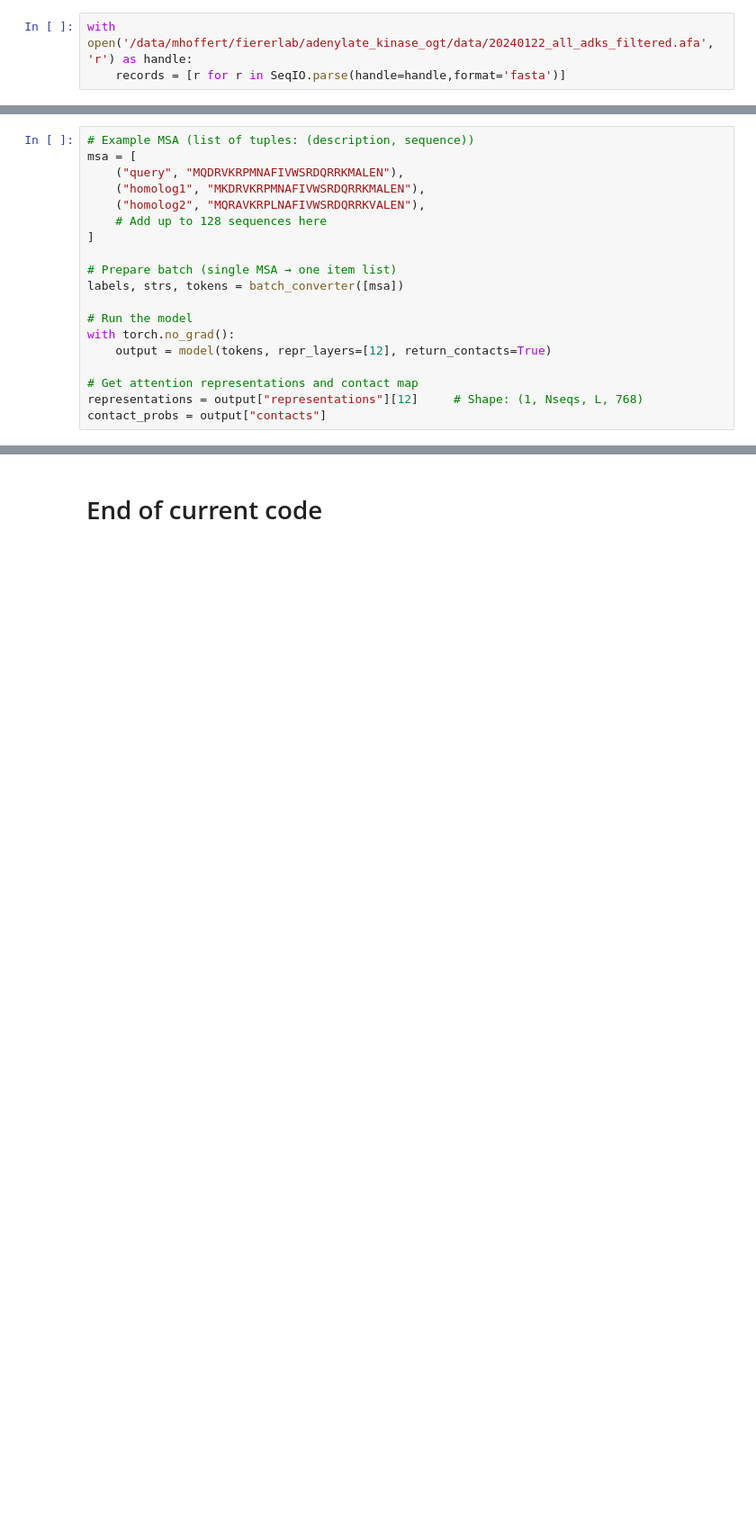
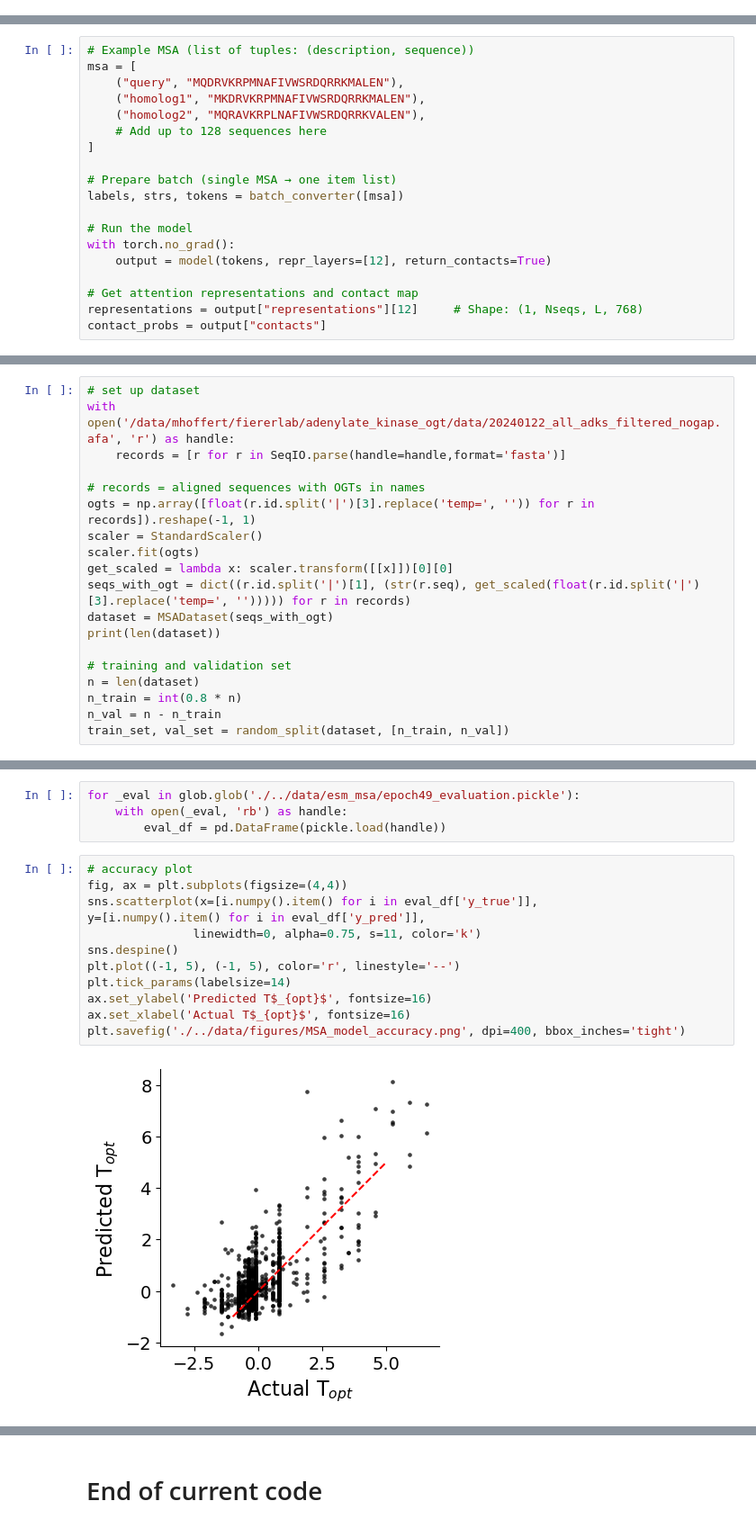
Before and after one commit to realmichaelhoffert/adenylate_kinase_ogt, a Jupyter notebook: notebooks/05_esm2_model.ipynb, the cells around one changed output, grey strips where cells are left out. Shown at 90% size. Drawn from its saved outputs; the diff is of its cells as text; blank space fills up the shorter version.

```diff
--- a/notebooks/05_esm2_model.ipynb
+++ b/notebooks/05_esm2_model.ipynb
@@ -464,9 +463,6 @@ model.eval()
 batch_converter = alphabet.get_batch_converter()
 
            # Shape: (1, L, L)
-# %%
-with open('/data/mhoffert/fiererlab/adenylate_kinase_ogt/data/20240122_all_adks_filtered.afa', 'r') as handle:
-    records = [r for r in SeqIO.parse(handle=handle,format='fasta')]
 # %%
 records[0]
 # %% [output]
@@ -568,0 +746,19 @@ y.value_counts().pipe(lambda x: x[x.index < 15]).sum()
+# %%
+# set up dataset
+with open('/data/mhoffert/fiererlab/adenylate_kinase_ogt/data/20240122_all_adks_filtered_nogap.afa', 'r') as handle:
+    records = [r for r in SeqIO.parse(handle=handle,format='fasta')]
+
+# records = aligned sequences with OGTs in names
+ogts = np.array([float(r.id.split('|')[3].replace('temp=', '')) for r in records]).reshape(-1, 1)
+scaler = StandardScaler()
+scaler.fit(ogts)
+get_scaled = lambda x: scaler.transform([[x]])[0][0]
+seqs_with_ogt = dict((r.id.split('|')[1], (str(r.seq), get_scaled(float(r.id.split('|')[3].replace('temp=', ''))))) for r in records)
+dataset = MSADataset(seqs_with_ogt)
+print(len(dataset))
+
+# training and validation set
+n = len(dataset)
+n_train = int(0.8 * n)
+n_val = n - n_train
+train_set, val_set = random_split(dataset, [n_train, n_val])
@@ -568,0 +826,18 @@ y.value_counts().pipe(lambda x: x[x.index < 15]).sum()
+# %%
+for _eval in glob.glob('./../data/esm_msa/epoch49_evaluation.pickle'):
+    with open(_eval, 'rb') as handle:
+        eval_df = pd.DataFrame(pickle.load(handle))
+# %%
+# accuracy plot
+fig, ax = plt.subplots(figsize=(4,4))
+sns.scatterplot(x=[i.numpy().item() for i in eval_df['y_true']],
+y=[i.numpy().item() for i in eval_df['y_pred']],
+               linewidth=0, alpha=0.75, s=11, color='k')
+sns.despine()
+plt.plot((-1, 5), (-1, 5), color='r', linestyle='--')
+plt.tick_params(labelsize=14)
+ax.set_ylabel('Predicted T$_{opt}$', fontsize=16)
+ax.set_xlabel('Actual T$_{opt}$', fontsize=16)
+plt.savefig('./../data/figures/MSA_model_accuracy.png', dpi=400, bbox_inches='tight')
+# %% [output]
+[figure, added]
```
Also changed, not shown: parts of 44 cells of this notebook, 4 other files.
